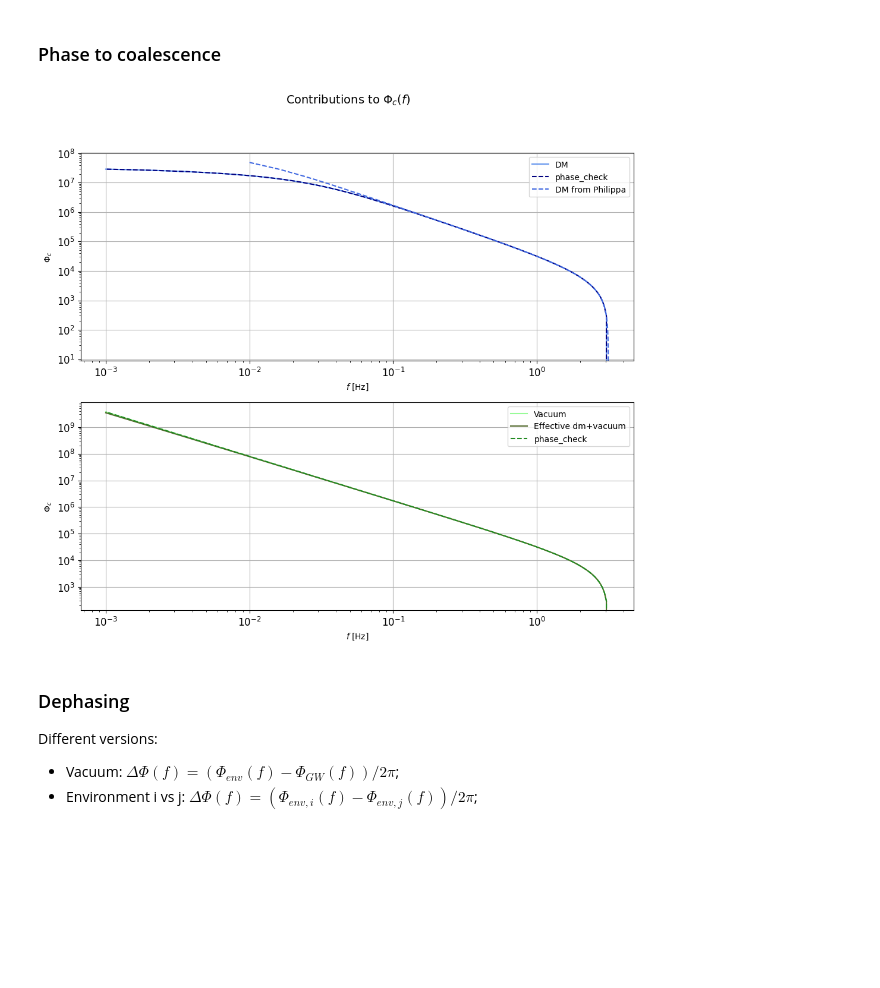
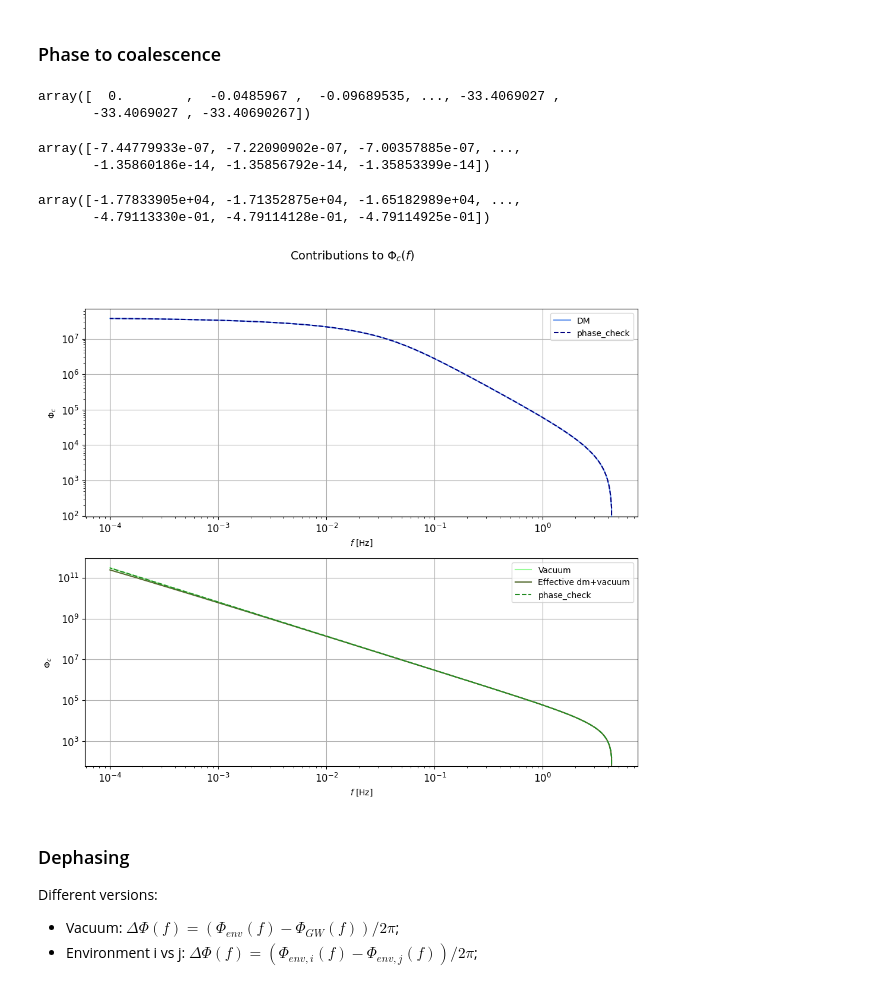
Before and after one commit to nicolegrillo/BinaryEvolution, a Jupyter notebook: Old works/Phase_extraction-Static-dm.ipynb, the cells around one changed output. Cells and saved outputs as stored; diff of their text form; code cells hidden in the pictures; blank space fills up the shorter version.

```diff
--- a/Old works/Phase_extraction-Static-dm.ipynb
+++ b/Old works/Phase_extraction-Static-dm.ipynb
@@ -146,19 +146,19 @@ def frequency(r):
 
     '''Finds the binary frequency assuming circular orbits, at fixed radius r.'''
 
-    return 1 / (np.pi) * np.sqrt(G * m1 / r**3)
+    return 1 / (np.pi) * np.sqrt(G * M_tot / r**3)
 # %%
 def binary_separation(f):
 
     '''Finds the binary frequency assuming circular orbits, at fixed radius r.'''
 
-    return (G * m1 / (f**2 * np.pi**2))**(1/3)
+    return (G * M_tot / (f**2 * np.pi**2))**(1/3)
 # %%
 def df_dr(r):
 
     '''Finds the binary frequency radial derivative assuming circular orbits.'''
 
-    return 1 / np.pi * (- 3 / 2) * np.sqrt(G * m1 / r**5)
+    return 1 / np.pi * (- 3 / 2) * np.sqrt(G * M_tot / r**5)
 # %%
 def df_dt(r, dot_r):
 
@@ -231,12 +231,12 @@ def h_0(f, ddot_phase):
 
 We define the domain of the problem setting the grid that's based on LISA's sensitivity (minimum treshold).
 # %%
-f_LISA = 1e-3 # Hz
+f_LISA = 1e-4 # Hz
 
 r_max = binary_separation(f_LISA)
 
 # set grid of radial distances
-r_grid = np.linspace(r_isco, r_max, 10000)
+r_grid = np.linspace(r_isco, r_max, int(1e5))
 # %% [markdown]
 ### From the Git-library
 
@@ -389,34 +381,49 @@ phase = pd.read_pickle(r'static_phase_to_c.pickle')
+# %%
+phase_check_from_code + phi_dm_bh
+# %% [output]
+array([  0.        ,  -0.0485967 ,  -0.09689535, ..., -33.4069027 ,
+       -33.4069027 , -33.40690267])
+# %%
+df_dr(r_grid)
+# %% [output]
+array([-7.44779933e-07, -7.22090902e-07, -7.00357885e-07, ...,
+       -1.35860186e-14, -1.35856792e-14, -1.35853399e-14])
+# %%
+dot_r_dm
+# %% [output]
+array([-1.77833905e+04, -1.71352875e+04, -1.65182989e+04, ...,
+       -4.79113330e-01, -4.79114128e-01, -4.79114925e-01])
 # %%
 # Plot
 fig, axs = plt.subplots(2, 1, figsize=(12,10))
 
 plt.suptitle('Contributions to $\Phi_c(f)$', fontsize=14)
 
 
 axs[0].loglog(freqs, -phi_dm_bh, c='cornflowerblue', linestyle='-', label='DM')
 axs[0].loglog(freqs, phase_check_from_code, label='phase_check', linestyle='--', c='navy');
-axs[0].loglog(freqs_check, phase, c='royalblue', linestyle='--', label='DM from Philippa')
+#axs[0].loglog(freqs_check, phase, c='royalblue', linestyle='--', label='DM from Philippa')
 axs[0].set_xlabel('$f$ [Hz]', fontsize=10)
 axs[0].set_ylabel(r'$\Phi_c$', fontsize=10)
 axs[0].tick_params(axis='x', labelsize=12)
 axs[0].tick_params(axis='y', labelsize=12)
 axs[0].grid(True)
 axs[0].legend()
 
 axs[1].loglog(freqs, -phi_gw_bh, c='palegreen', linestyle='-', label='Vacuum')
 axs[1].loglog(freqs, -phi_dm_effective, c='darkolivegreen', linestyle='-', label='Effective dm+vacuum')
 axs[1].loglog(freqs, phase_check_from_code_v, label='phase_check', linestyle='--', c='forestgreen');
 axs[1].set_xlabel('$f$ [Hz]', fontsize=10)
 axs[1].set_ylabel(r'$\Phi_c$', fontsize=10)
 axs[1].tick_params(axis='x', labelsize=12)
 axs[1].tick_params(axis='y', labelsize=12)
 axs[1].grid(True)
 axs[1].legend()
 
-plt.savefig('results-images/phases_dm.png')
+#plt.savefig('results-images/phases_dm.png')
 plt.show()
 # %% [output]
-[figure, old version]
+[figure, new version]
 # %% [markdown]
 ### Dephasing
 
```
Also changed, not shown: parts of 6 cells of this notebook, 3 other files.
